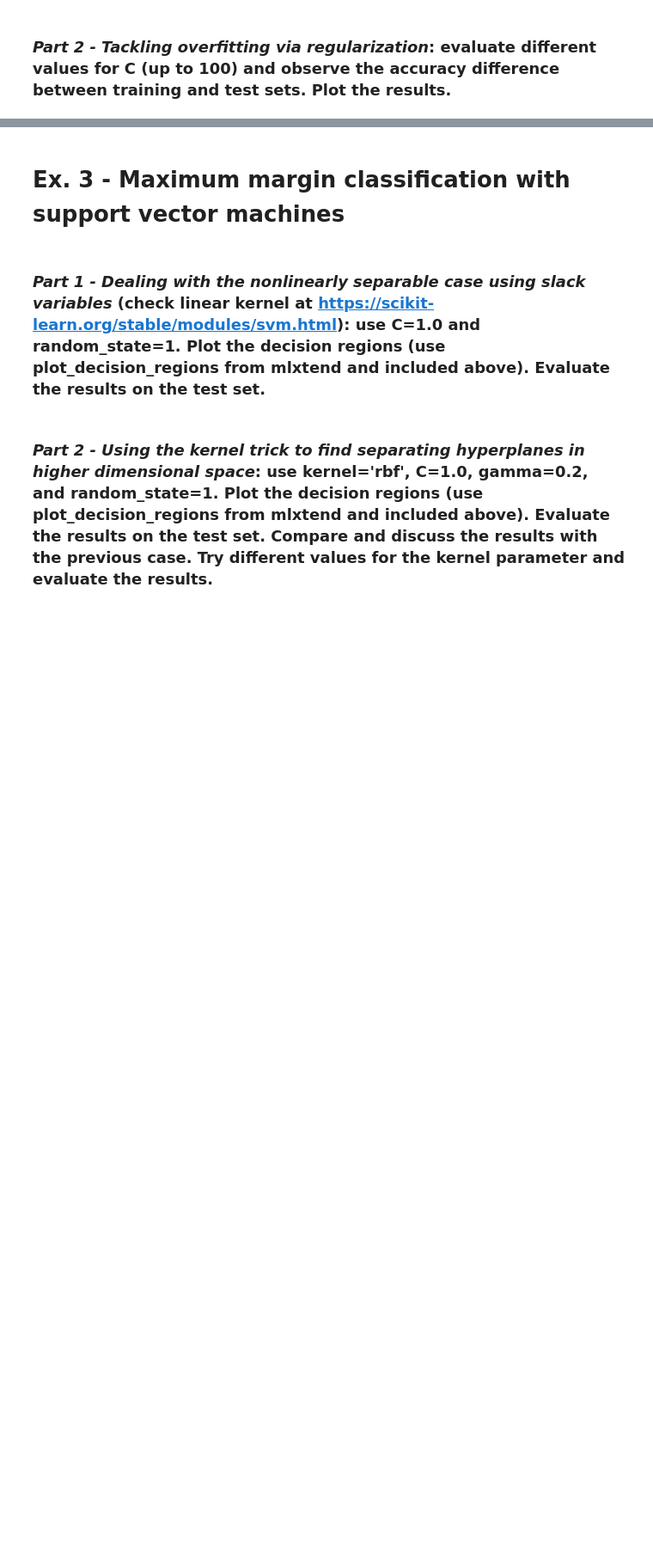
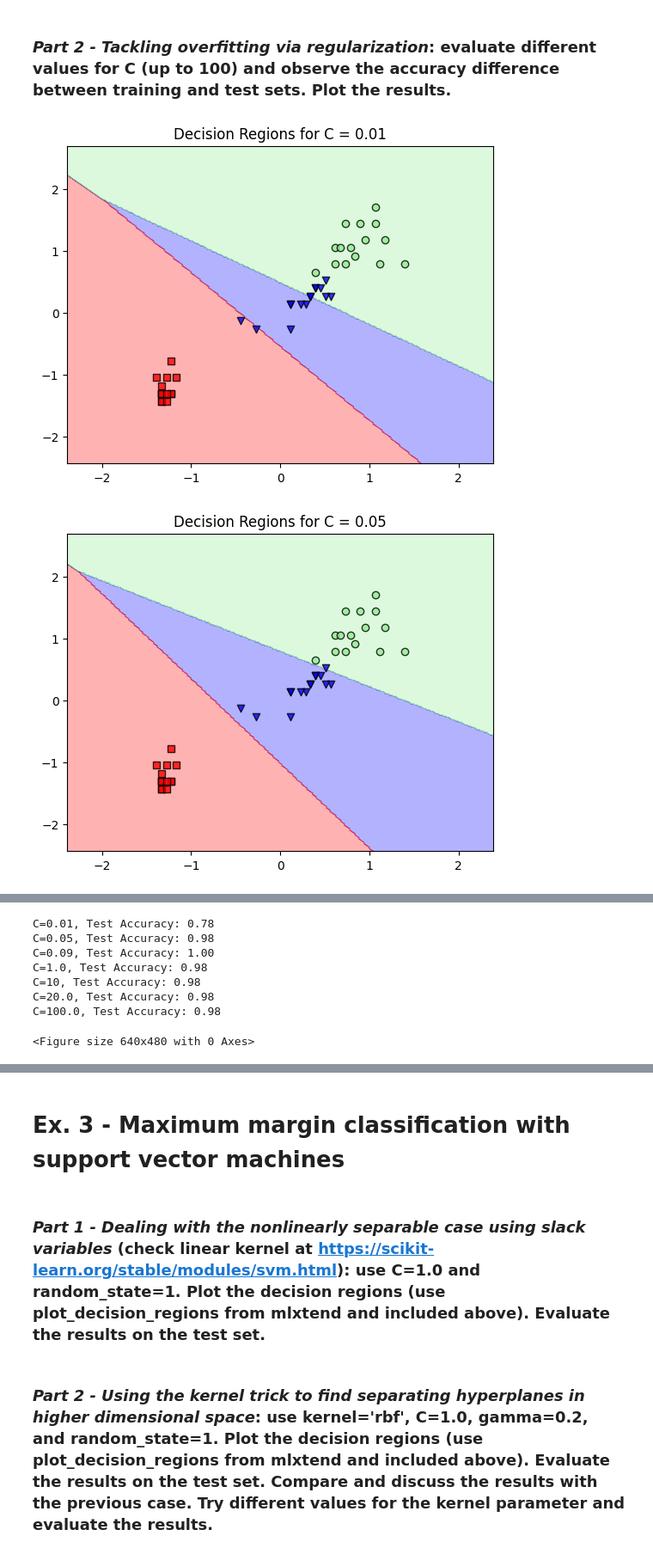
Before and after one commit to jaymedq/deep-learning, a Jupyter notebook: Assignment1.ipynb, the cells around one changed output, grey strips where cells are left out. Shown: that part at 86% size. Cells and saved outputs as stored; diff of their text form; code cells hidden in the pictures; blank space fills up the shorter version.

```diff
--- a/Assignment1.ipynb
+++ b/Assignment1.ipynb
@@ -93,2 +106,26 @@ y_combined = np.hstack((y_train, y_test))
 # %% [markdown]
 ### *Part 2 - Tackling overfitting via regularization*: evaluate different values for C (up to 100) and observe the accuracy difference between training and test sets. Plot the results.
+# %%
+C_values = [0.01, 0.05,0.09, 1.0, 10, 20.0, 100.0]
+accuracies = []
+
+for C_value in C_values:
+    logistic_regression = LogisticRegression(C=C_value, random_state=1)
+    logistic_regression.fit(X_combined_std, y_combined)
+    plot_decision_regions(X_test_std, y_test, logistic_regression)
+
+    y_pred = logistic_regression.predict(X_test_std)
+    accuracy = (y_pred == y_test).mean()
+    accuracies.append(accuracy)
+    plt.title(f"Decision Regions for C = {C_value}")
+    plt.show()
+    plt.clf()
+
+
+
+# Print accuracies
+for C_value, accuracy in zip(C_values, accuracies):
+    print(f"C={C_value}, Test Accuracy: {accuracy:.2f}")
+# %% [output]
+[figure, added]
+[figure, added]
@@ -94,0 +137,8 @@ y_combined = np.hstack((y_train, y_test))
+C=0.01, Test Accuracy: 0.78
+C=0.05, Test Accuracy: 0.98
+C=0.09, Test Accuracy: 1.00
+C=1.0, Test Accuracy: 0.98
+C=10, Test Accuracy: 0.98
+C=20.0, Test Accuracy: 0.98
+C=100.0, Test Accuracy: 0.98
+<Figure size 640x480 with 0 Axes>
```
Also changed, not shown: parts of 4 cells of this notebook.
